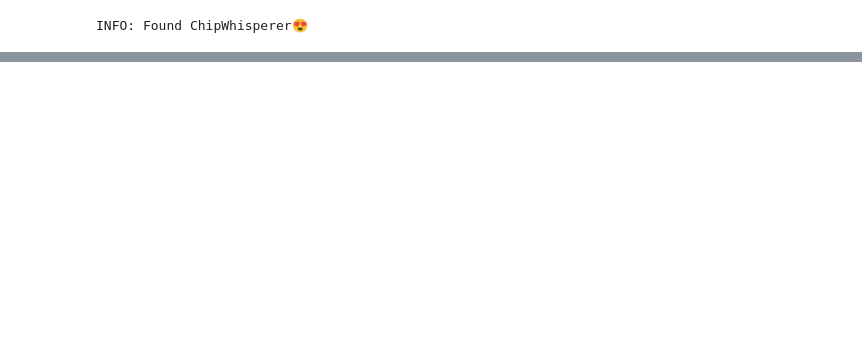
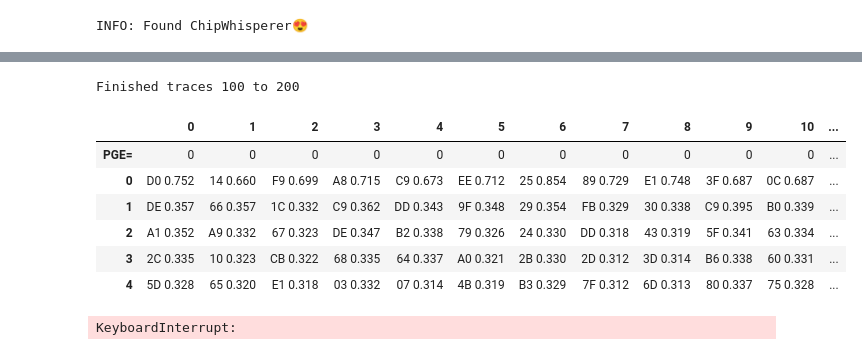
Before and after one commit to antragoudaras/chipwhisperer-jupyter, a Jupyter notebook: courses/fault101/new.ipynb, the cells around one changed output, grey strips where cells are left out. Drawn from its saved outputs; the diff is of its cells as text; code cells hidden in the pictures; blank space fills up the shorter version.

```diff
--- a/courses/fault101/new.ipynb
+++ b/courses/fault101/new.ipynb
@@ -150,0 +47,2 @@ Response A4
+# %%
+calc_crc = cw.targets.SimpleSerial2._calc_crc
@@ -150,0 +84,4 @@ Response A4
+# %%
+scope.adc.samples = 7000
+scope.clock.adc_src = "clkgen_x1"
+scope.adc.basic_mode = "falling_edge"
@@ -150,0 +95,31 @@ Response A4
+# %%
+from tqdm.notebook import trange
+import chipwhisperer as cw
+#Do glitch loop
+N = 1000
+trace_array = []
+textin_array = []
+real_text = []
+ktp = cw.ktp.Basic()
+
+project = cw.create_project("projects/test_bootloader", overwrite=True)
+
+for i in trange(N, desc='Capruring traces'):
+    key, text = ktp.next()
+    real_text = text[:]
+    text.extend([bootloader_calc_crc(text)])
+    # print(text)
+    scope.arm()
+    target.simpleserial_write("p", text)
+    scope.capture()
+    val = target.simpleserial_wait_ack() # For loop check
+    if val[0] != 0x00:
+        print('Invalid!!!')
+        continue
+    trace_array.append(scope.get_last_trace())
+    textin_array.append(real_text)
+    trace = cw.Trace(scope.get_last_trace(), real_text, bytearray([0]*16), key)
+    project.traces.append(trace)
+    #print(bytearray(val['full_response'].encode('latin-1')))
+    # print(val)
+    # cw.plot(scope.get_last_trace())
@@ -150,0 +208,15 @@ Response A4
+# %%
+import chipwhisperer.analyzer as cwa
+leak_model = cwa.leakage_models.inverse_sbox_output_alt
+attack = cwa.cpa(project, leak_model)
+results = attack.run(cwa.get_jupyter_callback(attack), update_interval=100)
+# %% [output]
+Finished traces 100 to 200
+|  | 0 | 1 | 2 | 3 | 4 | 5 | 6 | 7 | 8 | 9 | 10 | ... |
+| PGE= | 0 | 0 | 0 | 0 | 0 | 0 | 0 | 0 | 0 | 0 | 0 | ... |
+| 0 | D0 0.752 | 14 0.660 | F9 0.699 | A8 0.715 | C9 0.673 | EE 0.712 | 25 0.854 | 89 0.729 | E1 0.748 | 3F 0.687 | 0C 0.687 | ... |
+| 1 | DE 0.357 | 66 0.357 | 1C 0.332 | C9 0.362 | DD 0.343 | 9F 0.348 | 29 0.354 | FB 0.329 | 30 0.338 | C9 0.395 | B0 0.339 | ... |
+| 2 | A1 0.352 | A9 0.332 | 67 0.323 | DE 0.347 | B2 0.338 | 79 0.326 | 24 0.330 | DD 0.318 | 43 0.319 | 5F 0.341 | 63 0.334 | ... |
+| 3 | 2C 0.335 | 10 0.323 | CB 0.322 | 68 0.335 | 64 0.337 | A0 0.321 | 2B 0.330 | 2D 0.312 | 3D 0.314 | B6 0.338 | 60 0.331 | ... |
+| 4 | 5D 0.328 | 65 0.320 | E1 0.318 | 03 0.332 | 07 0.314 | 4B 0.319 | B3 0.329 | 7F 0.312 | 6D 0.313 | 80 0.337 | 75 0.328 | ... |
+KeyboardInterrupt:
```
Also changed, not shown: parts of 17 cells of this notebook, 3 other files.
